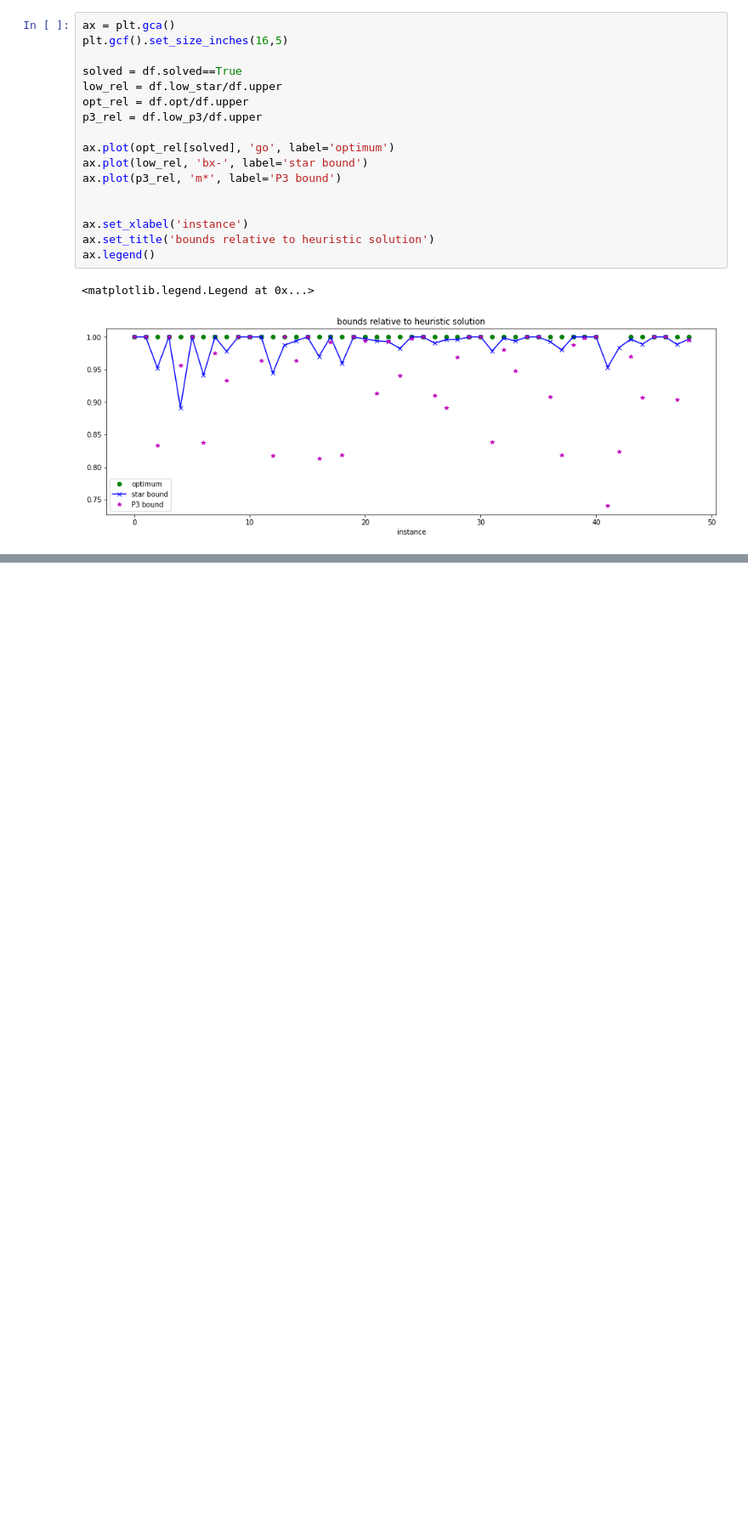
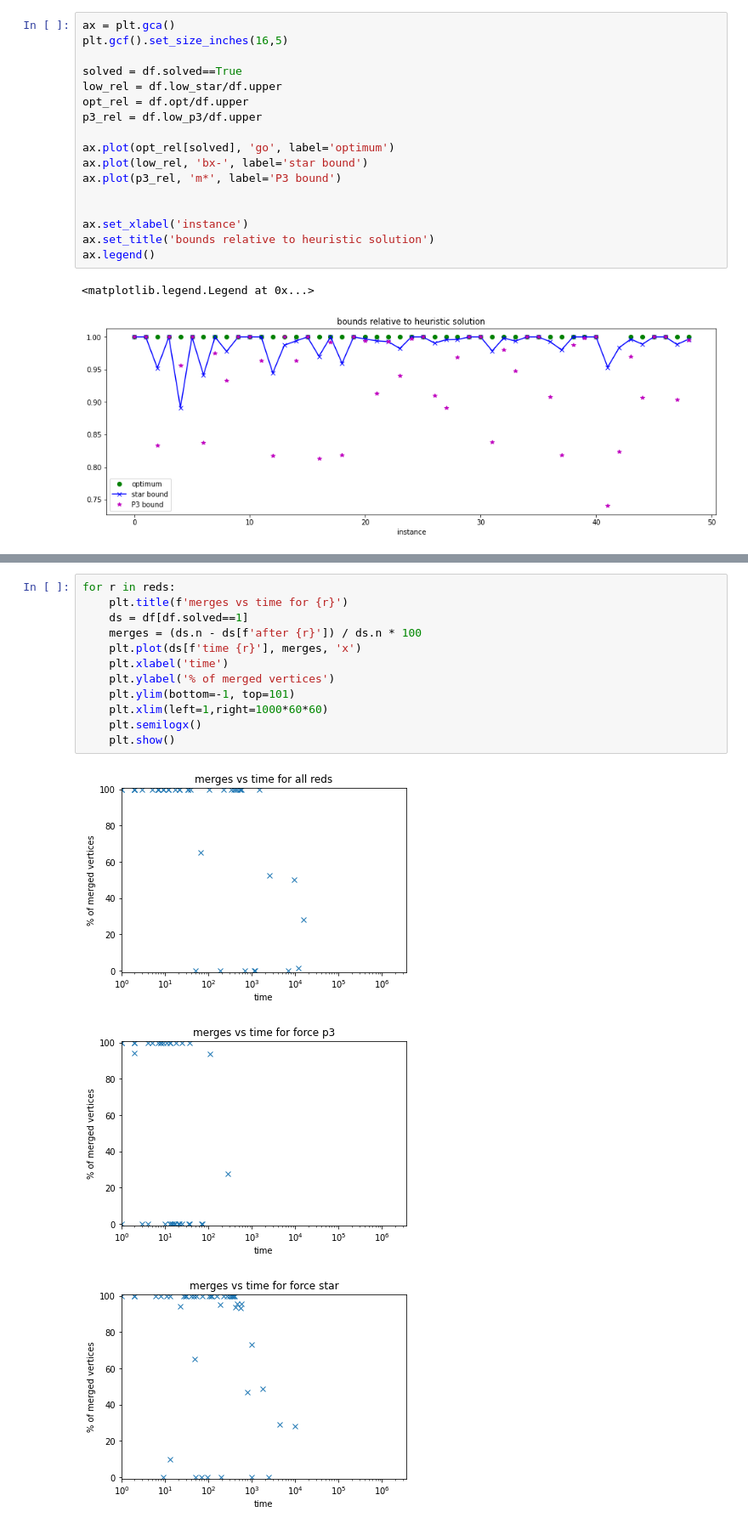
Before and after one commit to kittobi1992/cluster_editing, a Jupyter notebook: experiments1.ipynb, the cells around one changed output, grey strips where cells are left out. Shown: that part at 85% size. Cells and saved outputs as stored; diff of their text form; blank space fills up the shorter version.

```diff
--- a/experiments1.ipynb
+++ b/experiments1.ipynb
@@ -135,0 +145,16 @@ ax.legend()
+# %%
+for r in reds:
+    plt.title(f'merges vs time for {r}')
+    ds = df[df.solved==1]
+    merges = (ds.n - ds[f'after {r}']) / ds.n * 100
+    plt.plot(ds[f'time {r}'], merges, 'x')
+    plt.xlabel('time')
+    plt.ylabel('% of merged vertices')
+    plt.ylim(bottom=-1, top=101)
+    plt.xlim(left=1,right=1000*60*60)
+    plt.semilogx()
+    plt.show()
+# %% [output]
+[figure, added]
+[figure, added]
+[figure, added]
```
Also changed, not shown: parts of 2 cells of this notebook, 1 other file.
